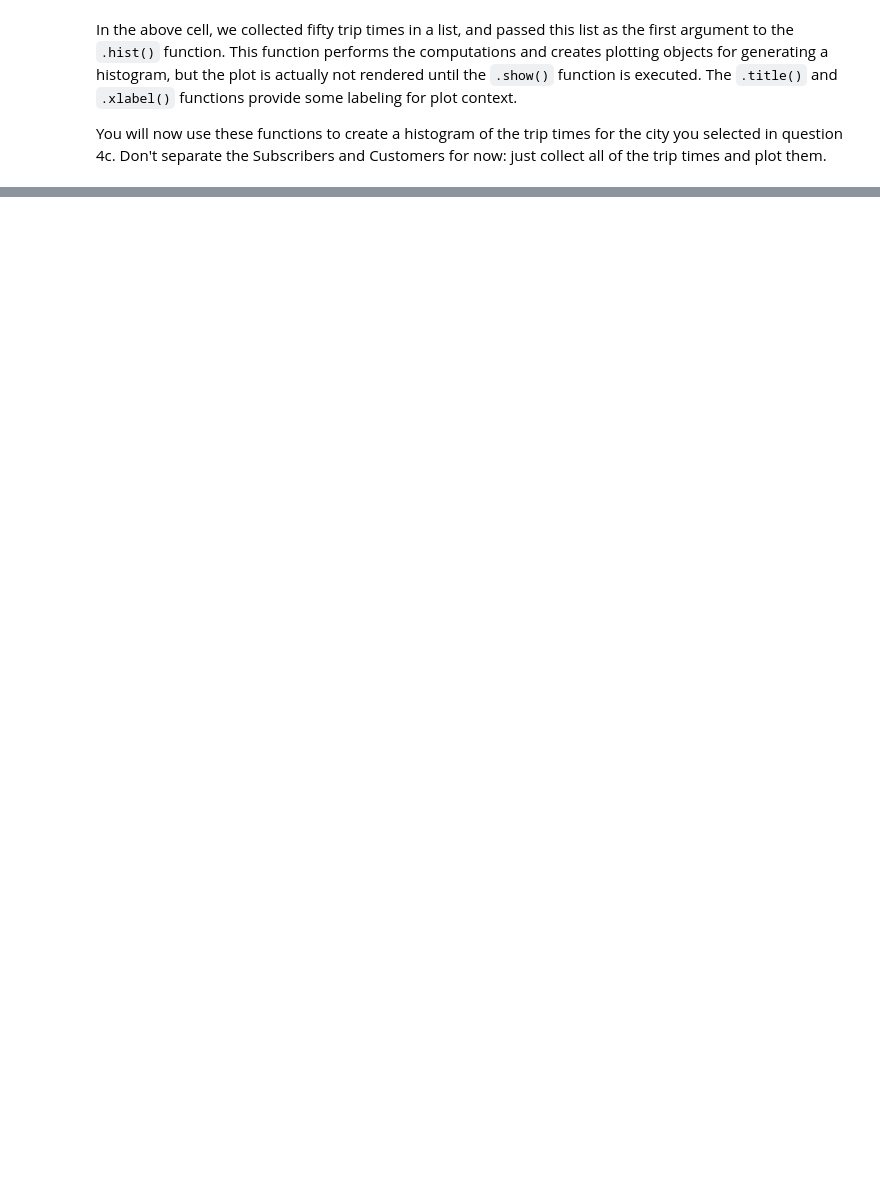
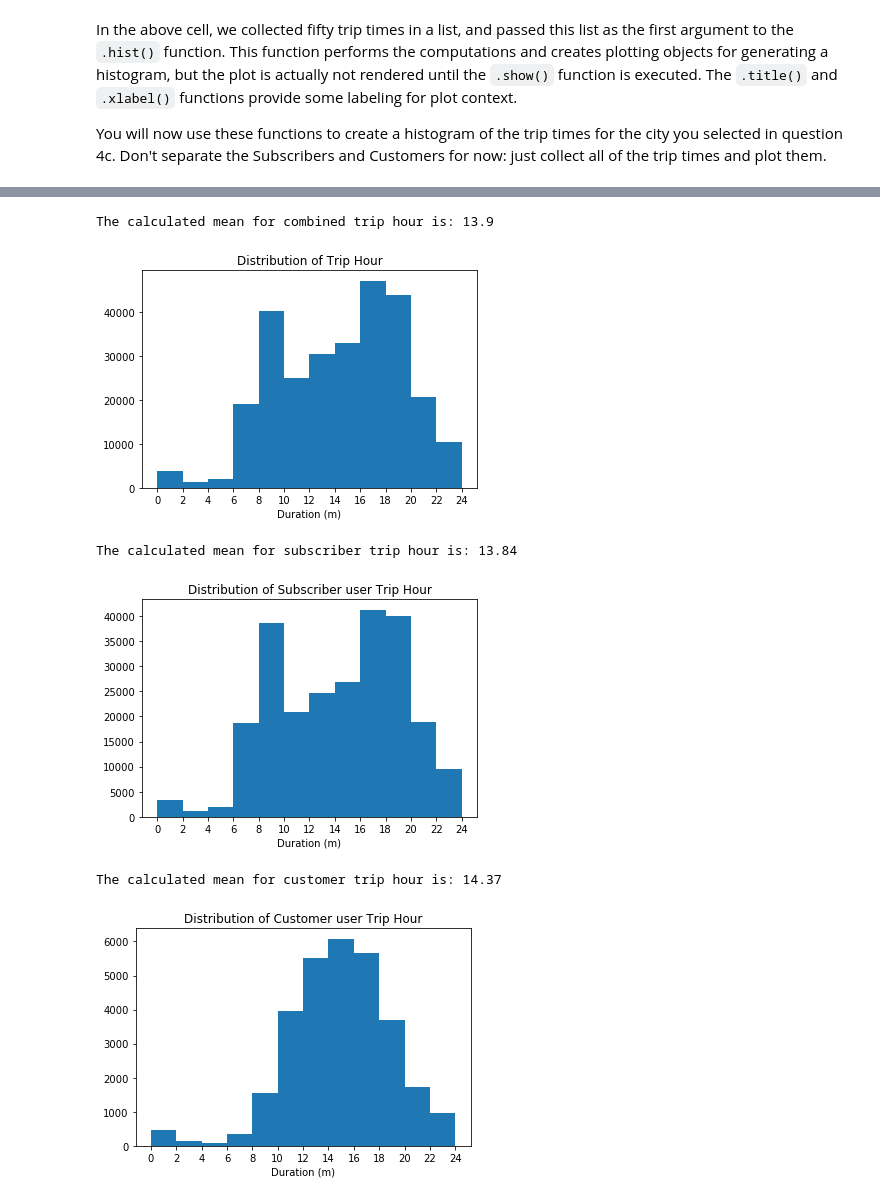
Before and after one commit to ZubyArora/US-Bikeshare-Data, a Jupyter notebook: Bike_Share_Analysis.ipynb, the cells around one changed output, grey strips where cells are left out. Cells and saved outputs as stored; diff of their text form; code cells hidden in the pictures; blank space fills up the shorter version.

```diff
--- a/Bike_Share_Analysis.ipynb
+++ b/Bike_Share_Analysis.ipynb
@@ -293,3 +389,11 @@ Now, you will write your own code to continue investigating properties of the da
 **Question 4b**: Bike-share systems are designed for riders to take short trips. Most of the time, users are allowed to take trips of 30 minutes or less with no additional charges, with overage charges made for trips of longer than that duration. What is the average trip length for each city? What proportion of rides made in each city are longer than 30 minutes?
 
 **Answer**: Replace this text with your reponse!
+# %%
+def get_average(data_list):
+    '''
+    This function calculates the average from a list of values
+
+    '''
+    avg = round(sum(data_list) / len(data_list),2)
+    return avg
@@ -374,0 +649,27 @@ If any of the questions you posed in your answer to question 1 align with the bu
+# %%
+## Use this and additional cells to continue to explore the dataset. ##
+## Once you have performed your exploration, document your findings  ##
+## in the Markdown cell above.
+city = 'NYC'
+data_files = {'BayArea': './examples/BayArea-Y3-Summary.csv', 'Washington': './data/Washington-2016-Summary.csv',
+             'Chicago': './data/Chicago-2016-Summary.csv','NYC': './data/NYC-2016-Summary.csv'}
+
+trip_hours_all = get_trip_hour(data_files[city])
+print("The calculated mean for combined trip hour is: " + str(get_average(trip_hours_all)))
+create_hours_histogram(trip_hours_all)
+
+
+subscriber_hours = get_trip_hour(data_files[city], 'Subscriber')
+print("The calculated mean for subscriber trip hour is: " + str(get_average(subscriber_hours)))
+create_hours_histogram(subscriber_hours, 'Subscriber')
+
+customer_hours = get_trip_hour(data_files[city], 'Customer')
+print("The calculated mean for customer trip hour is: " + str(get_average(customer_hours)))
+create_hours_histogram(customer_hours, 'Customer')
+# %% [output]
+The calculated mean for combined trip hour is: 13.9
+[figure, added]
+The calculated mean for subscriber trip hour is: 13.84
+[figure, added]
+The calculated mean for customer trip hour is: 14.37
+[figure, added]
```
Also changed, not shown: parts of 26 cells of this notebook, 1 other file.
